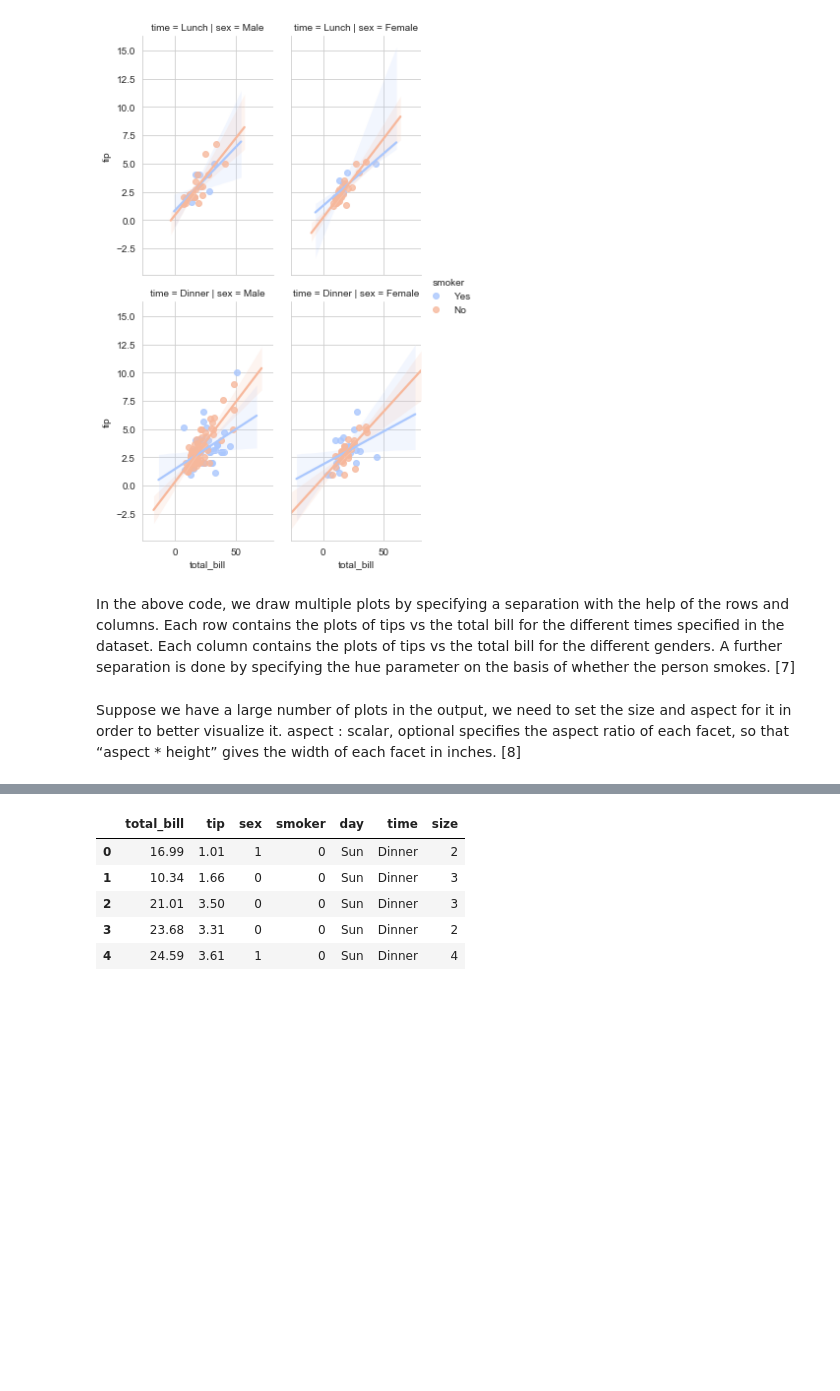
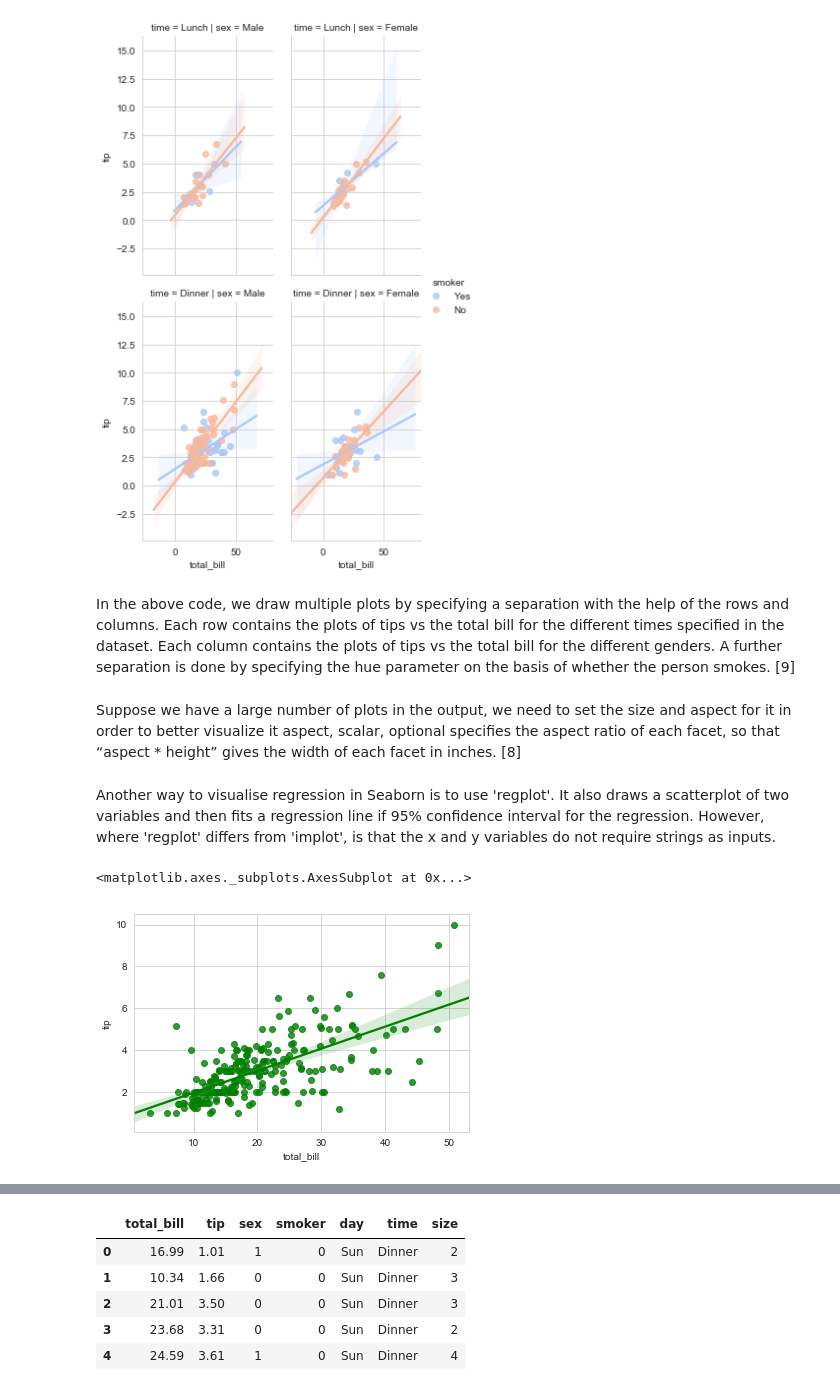
Before and after one commit to NiamhOL/Fundamentals_of_Data_Analysis_2019, a Jupyter notebook: Anaylsing the Tips Database with Seaborn.ipynb, the cells around one changed output, grey strips where cells are left out. Cells and saved outputs as stored; diff of their text form; code cells hidden in the pictures; blank space fills up the shorter version.

```diff
--- a/Anaylsing the Tips Database with Seaborn.ipynb
+++ b/Anaylsing the Tips Database with Seaborn.ipynb
@@ -329,7 +329,13 @@ sns.lmplot(x ='total_bill', y ='tip', data = tips, col ='sex',
 <seaborn.axisgrid.FacetGrid at 0x...>
 [figure]
 # %% [markdown]
-In the above code, we draw multiple plots by specifying a separation with the help of the rows and columns. Each row contains the plots of tips vs the total bill for the different times specified in the dataset. Each column contains the plots of tips vs the total bill for the different genders. A further separation is done by specifying the hue parameter on the basis of whether the person smokes. [7]
+In the above code, we draw multiple plots by specifying a separation with the help of the rows and columns. Each row contains the plots of tips vs the total bill for the different times specified in the dataset. Each column contains the plots of tips vs the total bill for the different genders. A further separation is done by specifying the hue parameter on the basis of whether the person smokes. [9]
 # %% [markdown]
-Suppose we have a large number of plots in the output, we need to set the size and aspect for it in order to better visualize it.
-aspect : scalar, optional specifies the aspect ratio of each facet, so that “aspect * height” gives the width of each facet in inches. [8]
+Suppose we have a large number of plots in the output, we need to set the size and aspect for it in order to better visualize it aspect, scalar, optional specifies the aspect ratio of each facet, so that “aspect * height” gives the width of each facet in inches. [8]
+# %% [markdown]
+Another way to visualise regression in Seaborn is to use 'regplot'. It also draws a scatterplot of two variables and then fits a regression line if 95% confidence interval for the regression. However, where 'regplot' differs from 'implot', is that the x and y variables do not require strings as inputs.
+# %%
+sns.regplot(x="total_bill", y="tip", data=tips, color="g")
+# %% [output]
+<matplotlib.axes._subplots.AxesSubplot at 0x...>
+[figure, added]
```
Also changed, not shown: parts of 14 cells of this notebook.
